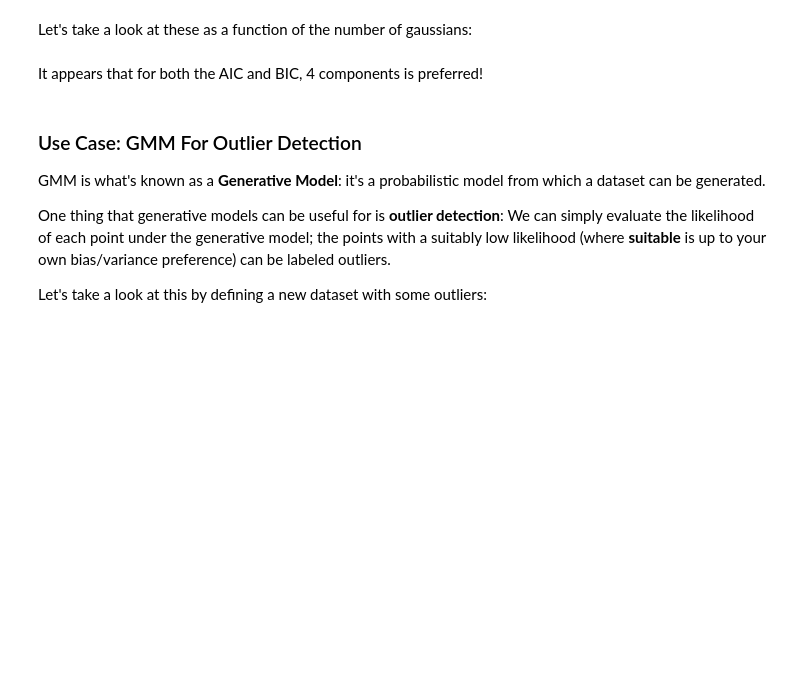
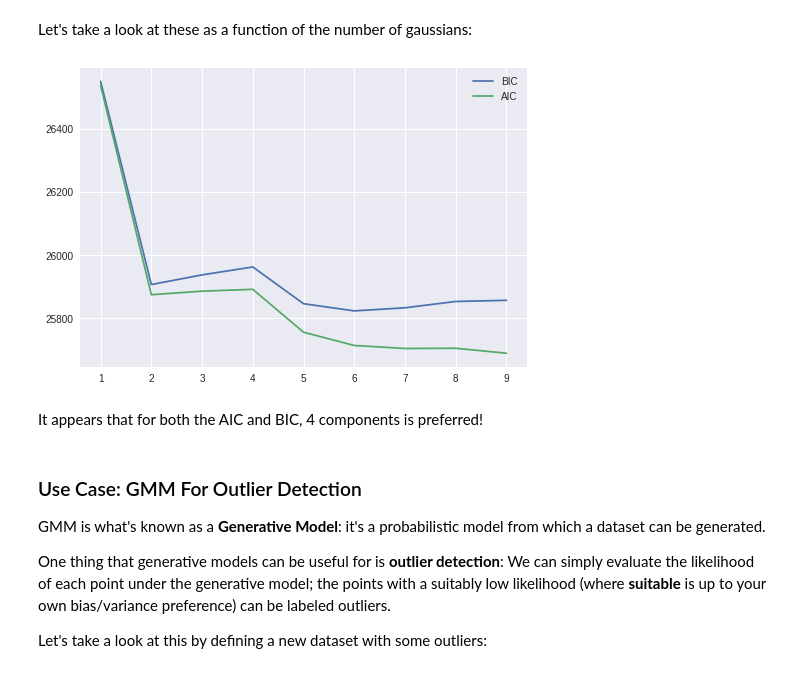
Before and after one commit to XNexuswolfX/DataScience, a Jupyter notebook: stats+linalg_gps_start21.ipynb, the cells around one changed output. Cells and saved outputs as stored; diff of their text form; code cells hidden in the pictures; blank space fills up the shorter version.

Commit message:
fixed plots and code

```diff
--- a/stats+linalg_gps_start21.ipynb
+++ b/stats+linalg_gps_start21.ipynb
@@ -1790,13 +1797,15 @@ print(clf.aic(X))
 Let's take a look at these as a function of the number of gaussians:
 # %%
 n_estimators = np.arange(1, 10)
-clfs = [GMM(n, n_iter=1000).fit(X) for n in n_estimators]
+clfs = [GaussianMixture(n, max_iter=1000).fit(X) for n in n_estimators]
 bics = [clf.bic(X) for clf in clfs]
 aics = [clf.aic(X) for clf in clfs]
 
 plt.plot(n_estimators, bics, label='BIC')
 plt.plot(n_estimators, aics, label='AIC')
 plt.legend();
+# %% [output]
+[figure, added]
 # %% [markdown]
 It appears that for both the AIC and BIC, 4 components is preferred!
 # %% [markdown]
```
Also changed, not shown: parts of 10 cells of this notebook.
